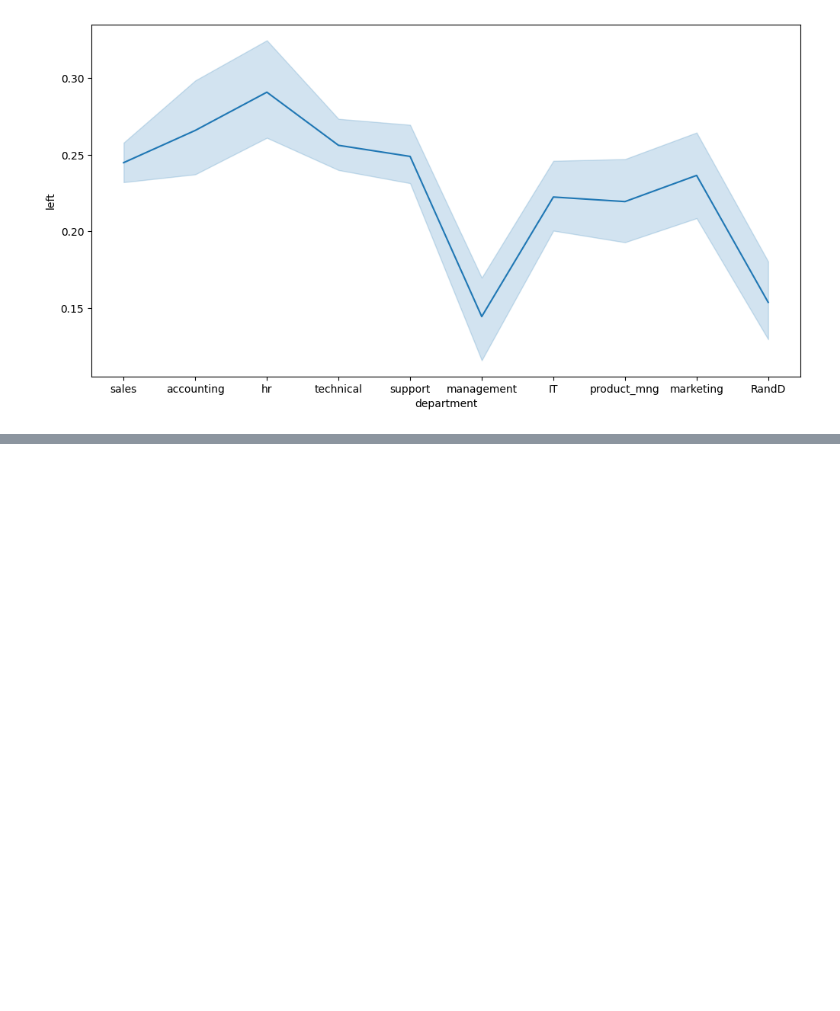
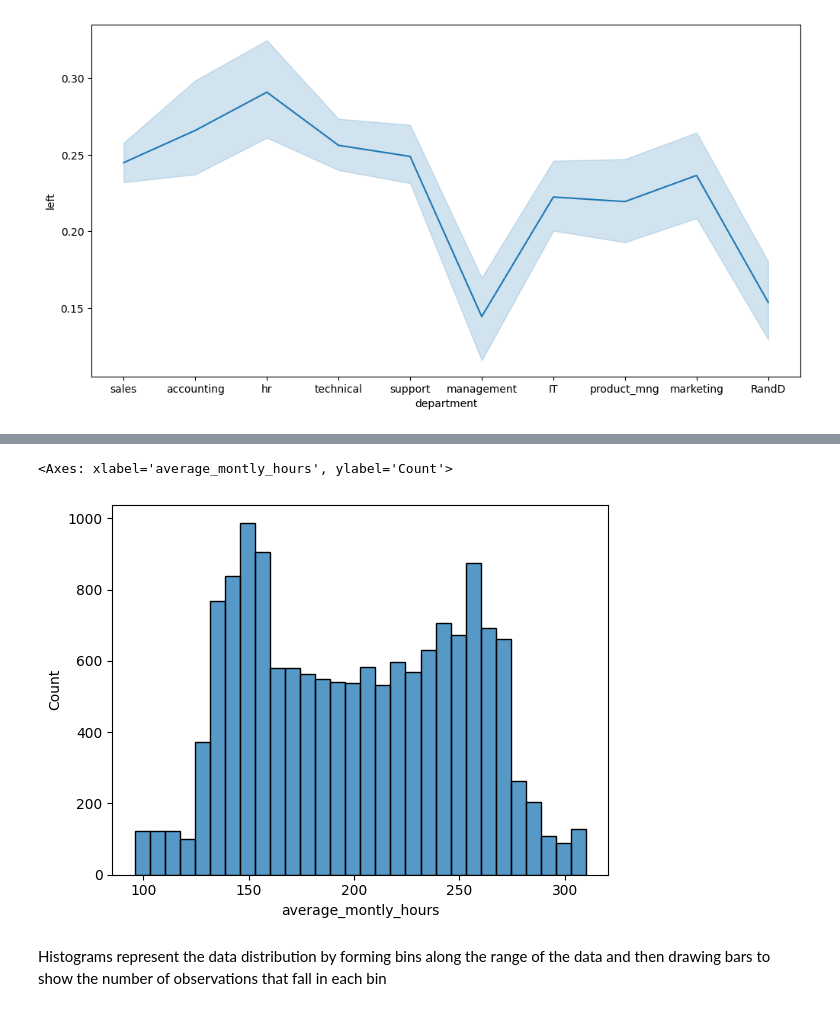
Before and after one commit to joyjeetcoding/python, a Jupyter notebook: seaborn1.ipynb, the cells around one changed output, grey strips where cells are left out. Drawn from its saved outputs; the diff is of its cells as text; code cells hidden in the pictures; blank space fills up the shorter version.

```diff
--- a/seaborn1.ipynb
+++ b/seaborn1.ipynb
@@ -59,0 +69,10 @@ sns.lineplot(x = 'department', y='left', data=df)
+# %%
+sns.histplot(df['average_montly_hours'])
+# %% [output]
+<Axes: xlabel='average_montly_hours', ylabel='Count'>
+[figure, added]
+# %% [markdown]
+Histograms represent the data distribution by
+forming bins along the range of the data and then
+drawing bars to show the number of observations
+that fall in each bin
```
Also changed, not shown: parts of 13 cells of this notebook.
